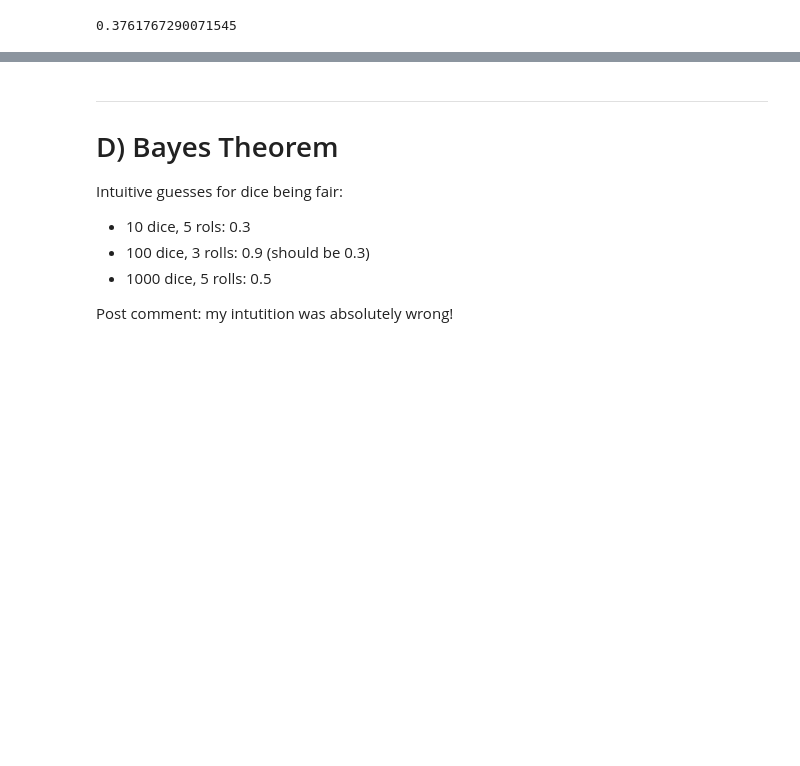
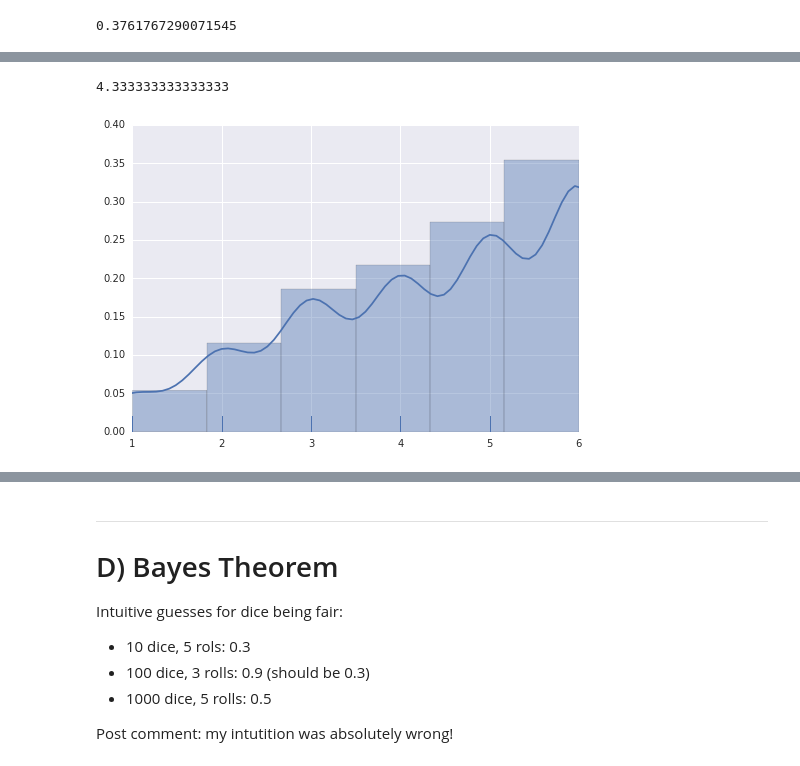
Before and after one commit to effa/iv122, a Jupyter notebook: 09-probability.ipynb, the cells around one changed output, grey strips where cells are left out. Cells and saved outputs as stored; diff of their text form; code cells hidden in the pictures; blank space fills up the shorter version.

```diff
--- a/09-probability.ipynb
+++ b/09-probability.ipynb
@@ -183,0 +190,31 @@ distinct birgrams 36
+# %%
+# mean of the first distribution
+sum(i*i for i in range(7))/sum(range(7))
+# %% [output]
+4.333333333333333
+# %%
+def dice_a():
+    numbers = np.array(range(1, 7))
+    probs = numbers / sum(numbers)
+    return np.random.choice(numbers, p=probs)
+
+def dice_b():
+    numbers = np.array(range(1, 7))
+    probs = numbers[::-1] / sum(numbers)
+    return np.random.choice(numbers, p=probs)
+
+def dice_ab():
+    return choice([dice_a, dice_b])()
+
+def average_roll(dice, n):
+    return np.mean([dice() for _ in range(n)])
+
+def plot_distribution(dice, n, k, bins=None):
+    values = pd.Series([average_roll(dice, n) for _ in range(k)])
+    #values.plot.hist()
+    sns.distplot(values, rug=True, bins=bins)
+    plt.xlim(1, 6)
+
+plot_distribution(dice_a, n=1, k=1000, bins=6)
+# %% [output]
+[figure, added]
```
Also changed, not shown: parts of 13 cells of this notebook.
